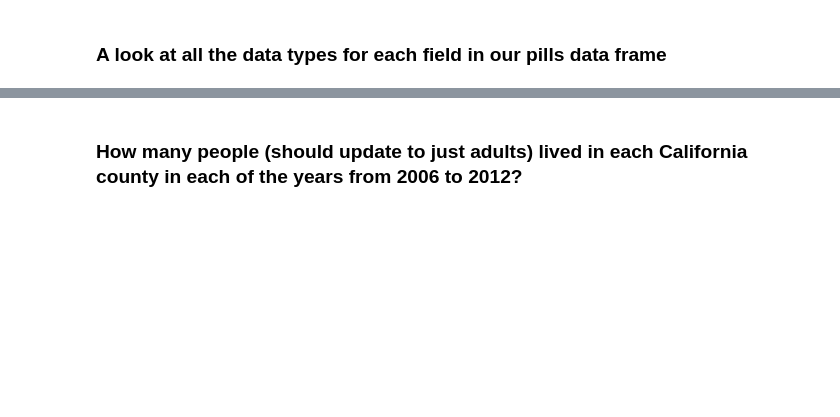
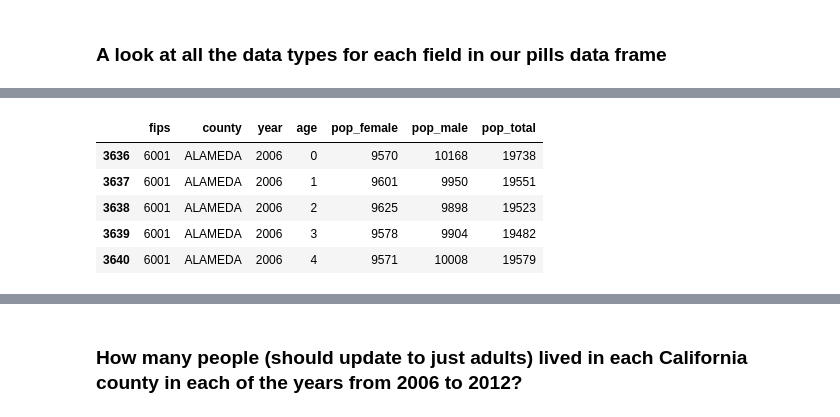
Before and after one commit to stiles/opioids, a Jupyter notebook: California Opioids.ipynb, the cells around one changed output, grey strips where cells are left out. Saved outputs shown, nothing was run; the diff lists cells and outputs as text; code cells hidden in the pictures; blank space fills up the shorter version.

```diff
--- a/California Opioids.ipynb
+++ b/California Opioids.ipynb
@@ -76,2 +148,11 @@ popyears = pop[pop.year.isin(years)]
+# %%
+popyears.head()
+# %% [output]
+|  | fips | county | year | age | pop_female | pop_male | pop_total |
+| 3636 | 6001 | ALAMEDA | 2006 | 0 | 9570 | 10168 | 19738 |
+| 3637 | 6001 | ALAMEDA | 2006 | 1 | 9601 | 9950 | 19551 |
+| 3638 | 6001 | ALAMEDA | 2006 | 2 | 9625 | 9898 | 19523 |
+| 3639 | 6001 | ALAMEDA | 2006 | 3 | 9578 | 9904 | 19482 |
+| 3640 | 6001 | ALAMEDA | 2006 | 4 | 9571 | 10008 | 19579 |
 # %%
 # popyears.groupby(['year','county'])[['pop_total']].sum()
```
Also changed, not shown: parts of 22 cells of this notebook, 2 other files.
